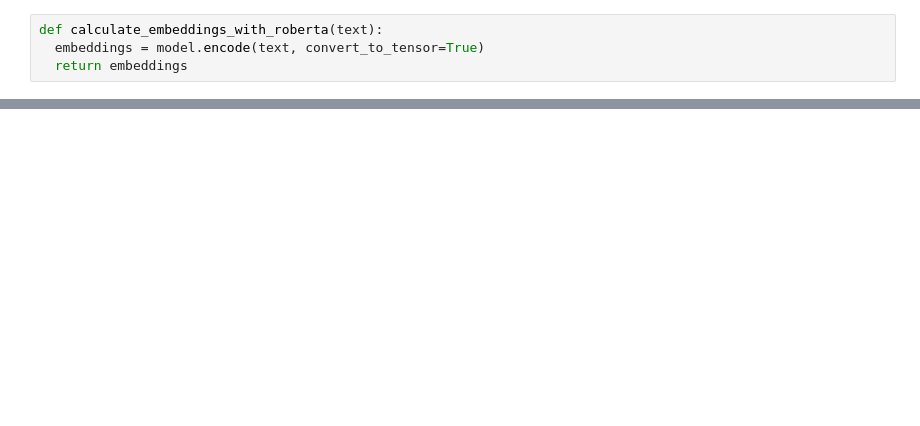
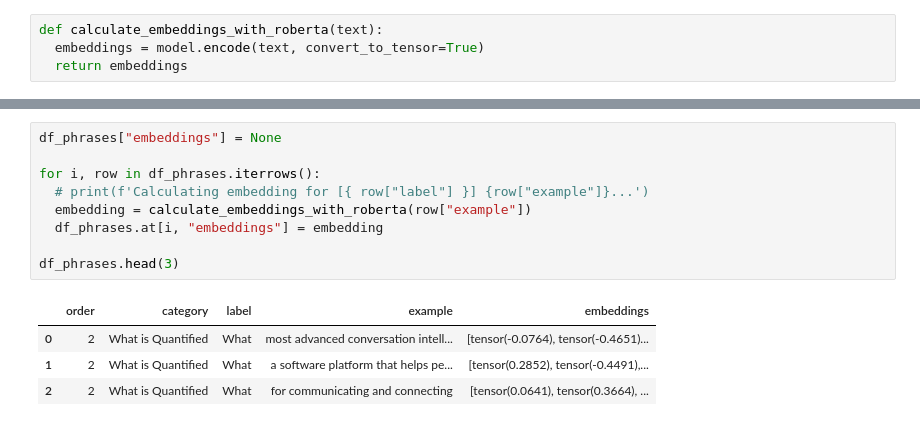
Before and after one commit to sergiomar73/nlp-google-colab, a Jupyter notebook: Semantic_Textual_Similarity_for_Transcriptions.ipynb, the cells around one changed output, grey strips where cells are left out. Drawn from its saved outputs; the diff is of its cells as text; blank space fills up the shorter version.

```diff
--- a/Semantic_Textual_Similarity_for_Transcriptions.ipynb
+++ b/Semantic_Textual_Similarity_for_Transcriptions.ipynb
@@ -56,0 +51,14 @@ Score: -0.03
+# %%
+df_phrases["embeddings"] = None
+
+for i, row in df_phrases.iterrows():
+  # print(f'Calculating embedding for [{ row["label"] }] {row["example"]}...')
+  embedding = calculate_embeddings_with_roberta(row["example"])
+  df_phrases.at[i, "embeddings"] = embedding
+
+df_phrases.head(3)
+# %% [output]
+|  | order | category | label | example | embeddings |
+| 0 | 2 | What is Quantified | What | most advanced conversation intell... | [tensor(-0.0764), tensor(-0.4651)... |
+| 1 | 2 | What is Quantified | What | a software platform that helps pe... | [tensor(0.2852), tensor(-0.4491),... |
+| 2 | 2 | What is Quantified | What | for communicating and connecting | [tensor(0.0641), tensor(0.3664), ... |
```
Also changed, not shown: parts of 11 cells of this notebook.
